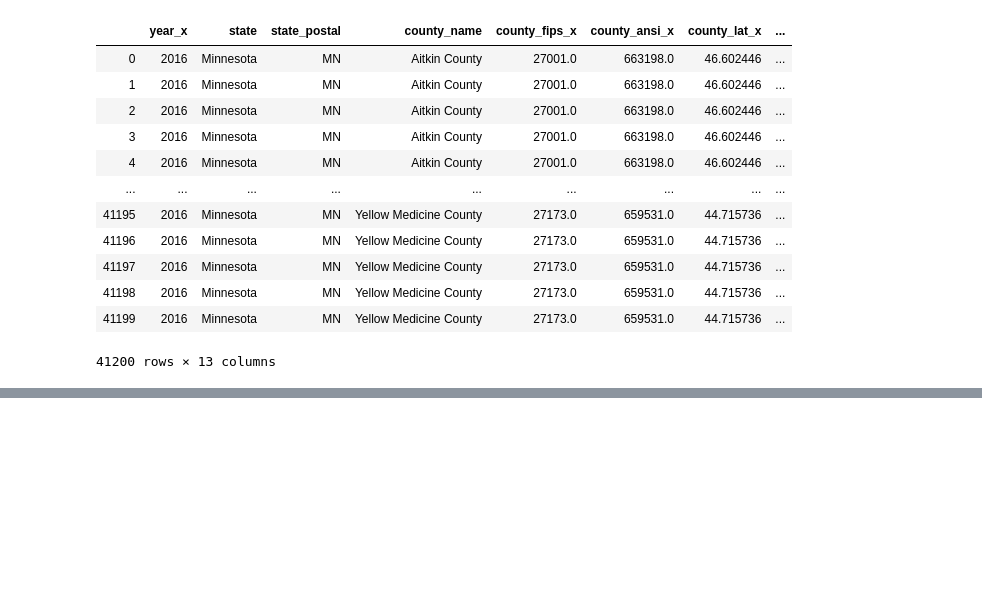
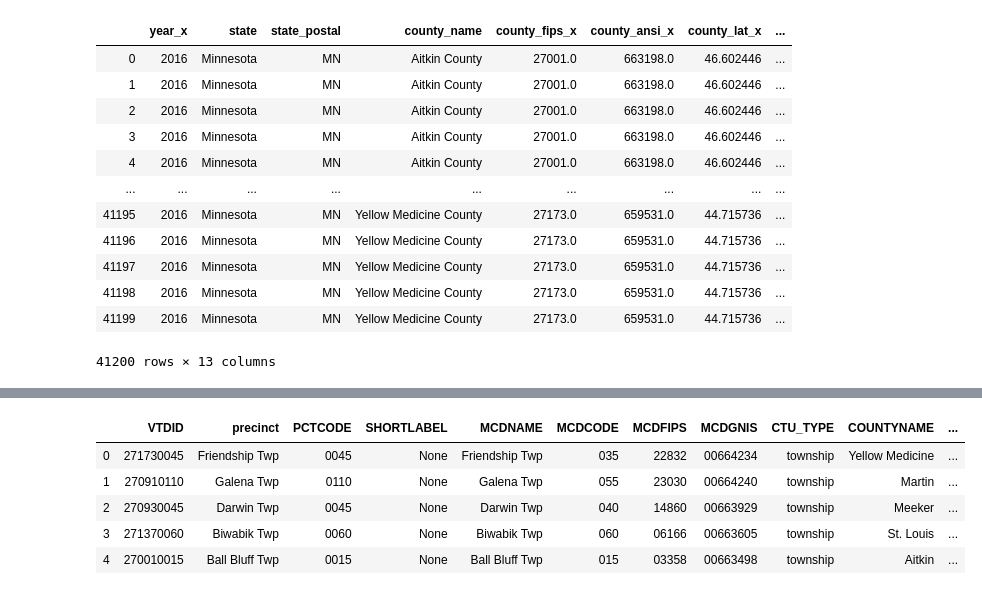
Before and after one commit to VallieTracy/Pres-Election-Partisan-Breakdown, a Jupyter notebook: precincts_main.ipynb, the cells around one changed output, grey strips where cells are left out. Cells and saved outputs as stored; diff of their text form; code cells hidden in the pictures; blank space fills up the shorter version.

```diff
--- a/precincts_main.ipynb
+++ b/precincts_main.ipynb
@@ -252,0 +203,12 @@ mn_df.groupby(['precinct']).sum()
+# %%
+# Rename the columns that I'm going to keep
+prec_shp = prec_shp.rename(columns = {'PCTNAME': 'precinct',
+                                      'COUNTYFIPS': 'county_fips'})
+prec_shp.head()
+# %% [output]
+|  | VTDID | precinct | PCTCODE | SHORTLABEL | MCDNAME | MCDCODE | MCDFIPS | MCDGNIS | CTU_TYPE | COUNTYNAME | ... |
+| 0 | 271730045 | Friendship Twp | 0045 | None | Friendship Twp | 035 | 22832 | 00664234 | township | Yellow Medicine | ... |
+| 1 | 270910110 | Galena Twp | 0110 | None | Galena Twp | 055 | 23030 | 00664240 | township | Martin | ... |
+| 2 | 270930045 | Darwin Twp | 0045 | None | Darwin Twp | 040 | 14860 | 00663929 | township | Meeker | ... |
+| 3 | 271370060 | Biwabik Twp | 0060 | None | Biwabik Twp | 060 | 06166 | 00663605 | township | St. Louis | ... |
+| 4 | 270010015 | Ball Bluff Twp | 0015 | None | Ball Bluff Twp | 015 | 03358 | 00663498 | township | Aitkin | ... |
```
Also changed, not shown: parts of 26 cells of this notebook, 1 other file.
